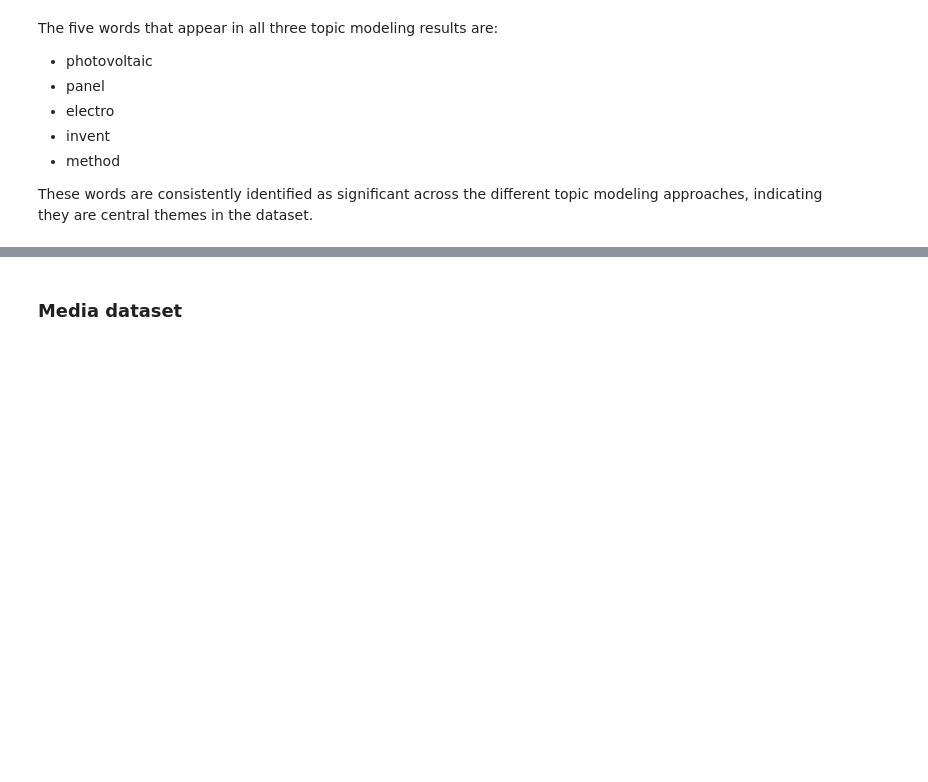
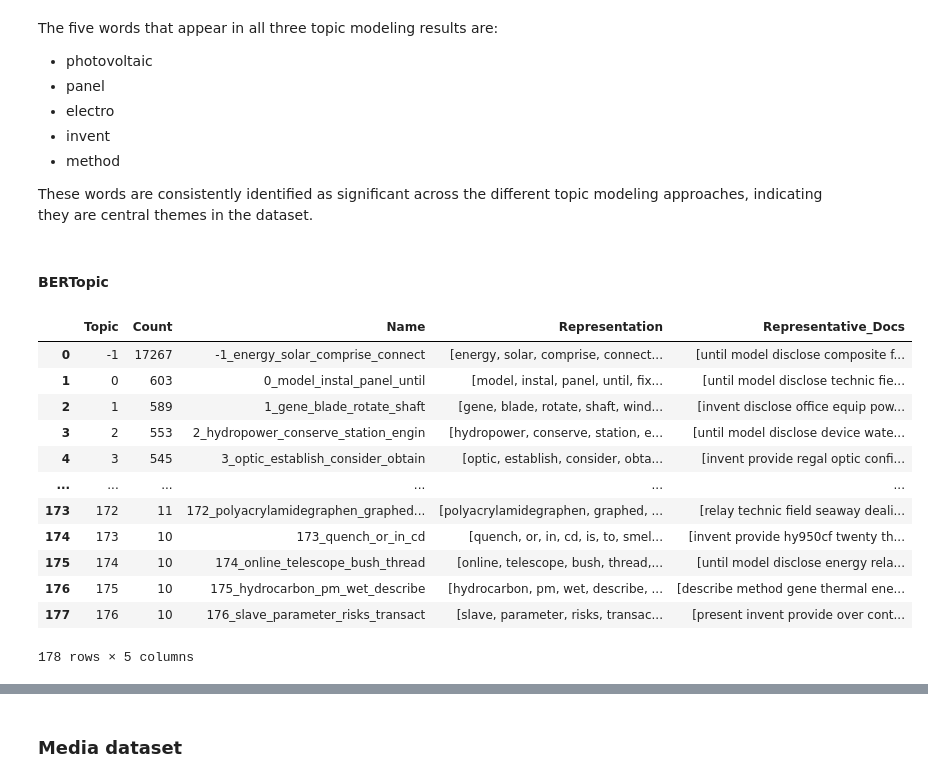
Before and after one commit to cmimholz/computational-language-technology-project, a Jupyter notebook: notebooks/stage1.ipynb, the cells around one changed output, grey strips where cells are left out. Cells and saved outputs as stored; diff of their text form; code cells hidden in the pictures; blank space fills up the shorter version.

```diff
--- a/notebooks/stage1.ipynb
+++ b/notebooks/stage1.ipynb
@@ -947,3 +899,30 @@ The five words that appear in all three topic modeling results are:
 - method
 
 These words are consistently identified as significant across the different topic modeling approaches, indicating they are central themes in the dataset.
+# %% [markdown]
+#### BERTopic
+# %%
+docs_patent = patent_modeling["abstract"].dropna().tolist()  # Drop NaN values
+
+# BERTopic model
+topic_model_patent = BERTopic()
+
+# train the model on the patent data
+topics, probs = topic_model_patent.fit_transform(docs_patent)
+
+# show the most important topics
+topic_model_patent.get_topic_info()
+# %% [output]
+|  | Topic | Count | Name | Representation | Representative_Docs |
+| 0 | -1 | 17267 | -1_energy_solar_comprise_connect | [energy, solar, comprise, connect... | [until model disclose composite f... |
+| 1 | 0 | 603 | 0_model_instal_panel_until | [model, instal, panel, until, fix... | [until model disclose technic fie... |
+| 2 | 1 | 589 | 1_gene_blade_rotate_shaft | [gene, blade, rotate, shaft, wind... | [invent disclose office equip pow... |
+| 3 | 2 | 553 | 2_hydropower_conserve_station_engin | [hydropower, conserve, station, e... | [until model disclose device wate... |
+| 4 | 3 | 545 | 3_optic_establish_consider_obtain | [optic, establish, consider, obta... | [invent provide regal optic confi... |
+| ... | ... | ... | ... | ... | ... |
+| 173 | 172 | 11 | 172_polyacrylamidegraphen_graphed... | [polyacrylamidegraphen, graphed, ... | [relay technic field seaway deali... |
+| 174 | 173 | 10 | 173_quench_or_in_cd | [quench, or, in, cd, is, to, smel... | [invent provide hy950cf twenty th... |
+| 175 | 174 | 10 | 174_online_telescope_bush_thread | [online, telescope, bush, thread,... | [until model disclose energy rela... |
+| 176 | 175 | 10 | 175_hydrocarbon_pm_wet_describe | [hydrocarbon, pm, wet, describe, ... | [describe method gene thermal ene... |
+| 177 | 176 | 10 | 176_slave_parameter_risks_transact | [slave, parameter, risks, transac... | [present invent provide over cont... |
+178 rows × 5 columns
```
Also changed, not shown: parts of 14 cells of this notebook.
